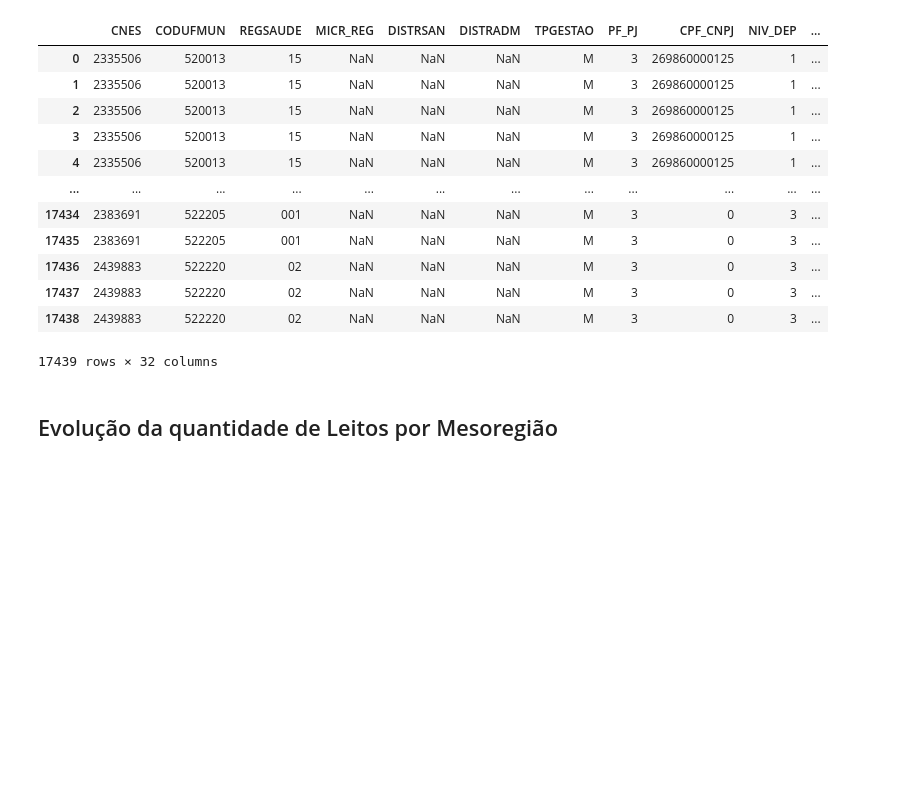
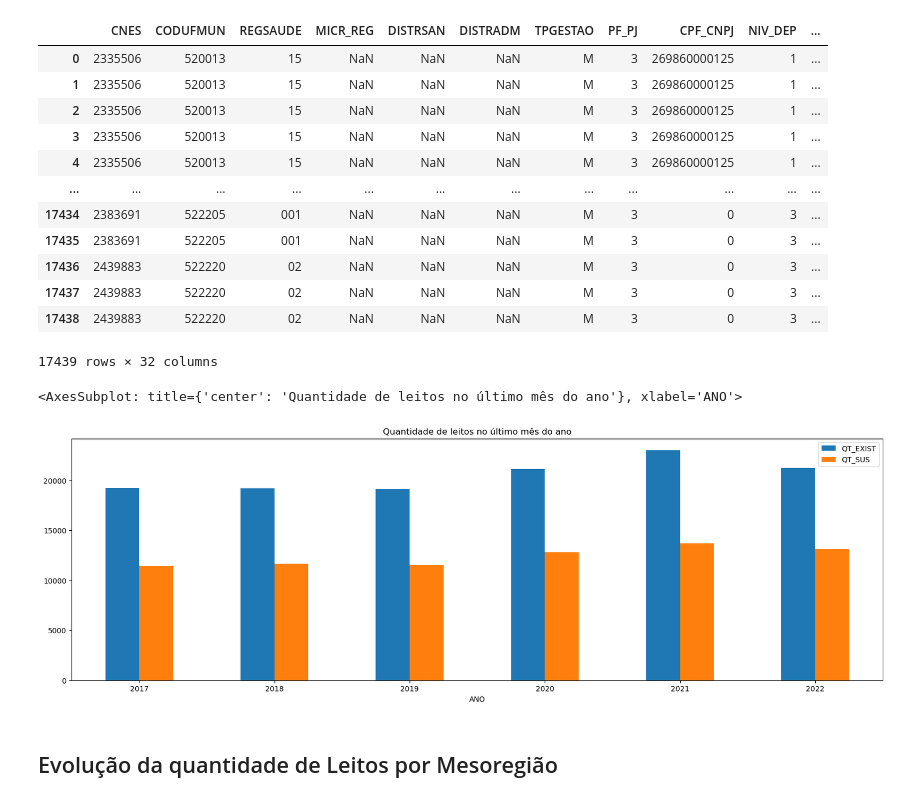
Before and after one commit to brunoconterato/go-capacidade-hospitalar, a Jupyter notebook: eda.ipynb, the cells around one changed output. Drawn from its saved outputs; the diff is of its cells as text; code cells hidden in the pictures; blank space fills up the shorter version.

```diff
--- a/eda.ipynb
+++ b/eda.ipynb
@@ -278,6 +278,11 @@ data_ultimo_mes
 # %%
 leitos_ultimo_mes = data_ultimo_mes.groupby(["COMPETEN", "ANO"]).sum()[["QT_EXIST", "QT_SUS"]].reset_index()
 px.bar(leitos_ultimo_mes, x="ANO", y=["QT_EXIST", "QT_SUS"], title="Quantidade de leitos no último mês do ano", barmode="group")
+# %%
+leitos_ultimo_mes.plot(x="ANO", y=["QT_EXIST", "QT_SUS"], title="Quantidade de leitos no último mês do ano", kind="bar", figsize=(20, 6), rot=0)
+# %% [output]
+<AxesSubplot: title={'center': 'Quantidade de leitos no último mês do ano'}, xlabel='ANO'>
+[figure, added]
 # %% [markdown]
 ## Evolução da quantidade de Leitos por Mesoregião
 # %% [markdown]
```
